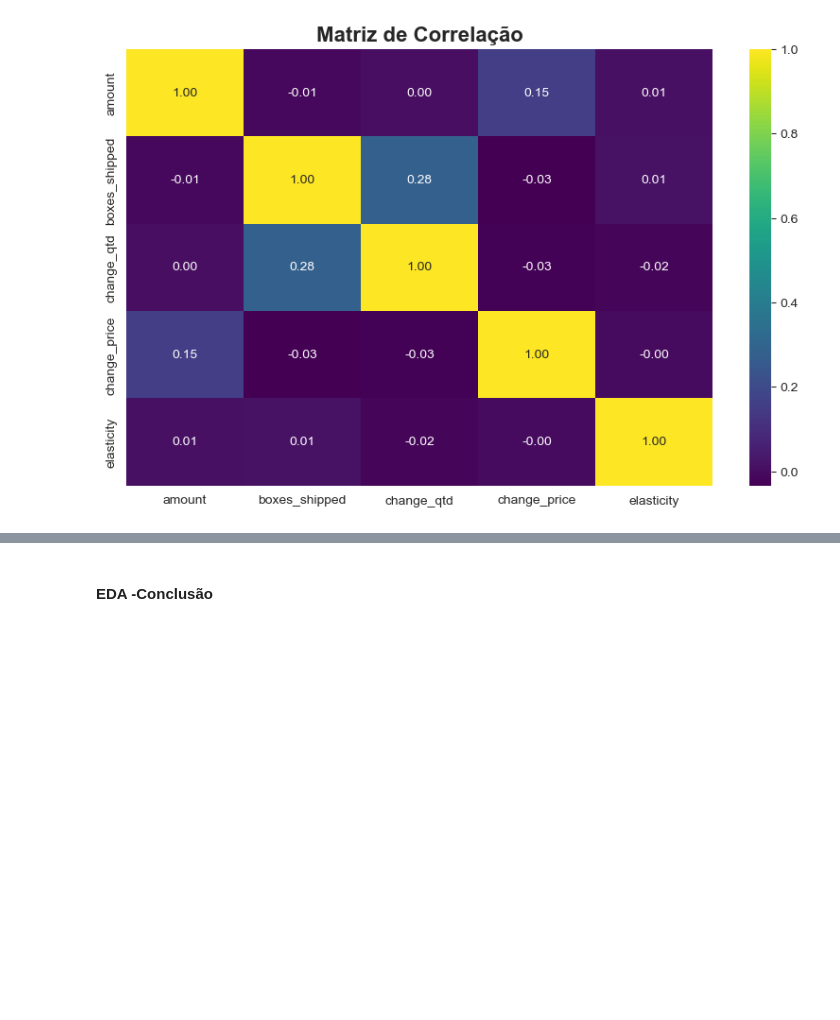
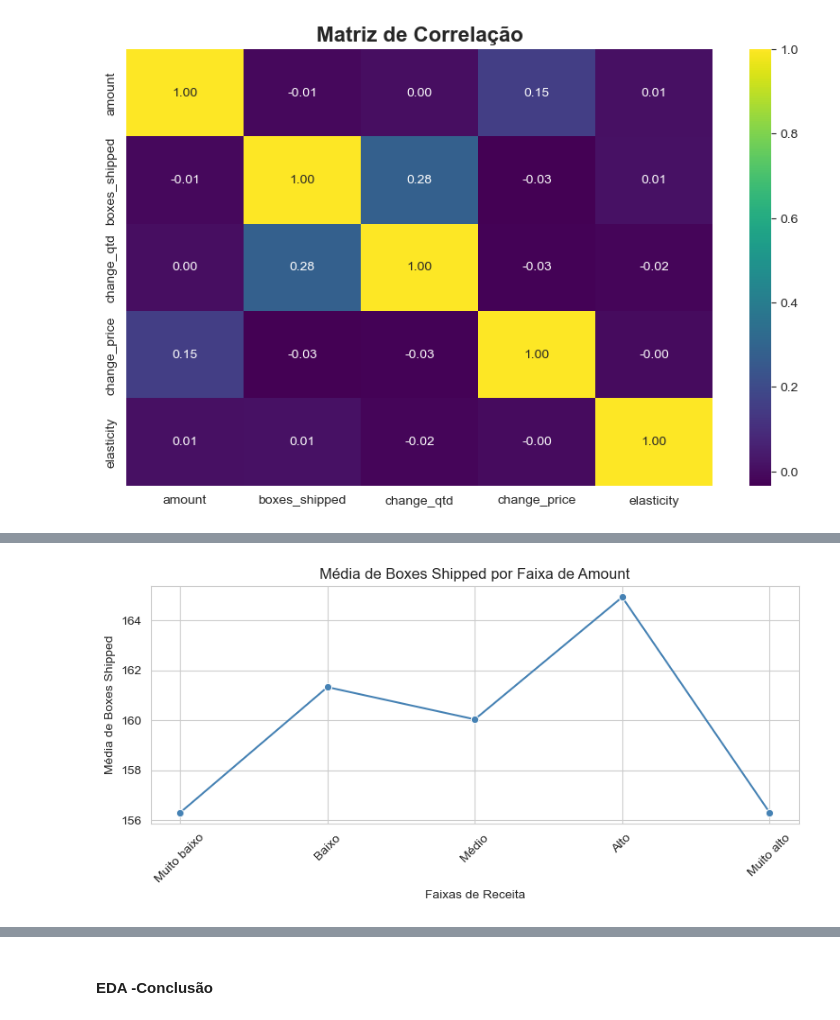
Before and after one commit to MatheusFran/ElasticidadePreco, a Jupyter notebook: notebooks/0.01-EDA.ipynb, the cells around one changed output, grey strips where cells are left out. Cells and saved outputs as stored; diff of their text form; code cells hidden in the pictures; blank space fills up the shorter version.

```diff
--- a/notebooks/0.01-EDA.ipynb
+++ b/notebooks/0.01-EDA.ipynb
@@ -391,0 +445,21 @@ Insights:
+# %%
+#h1: Quando menor é a receita mais caixas são entregues, menor preço maior quantidade
+
+mediaBoxes = train.groupby('amount_faixa_label')['boxes_shipped'].mean().reset_index()
+
+plt.figure(figsize=(8,4))
+sns.lineplot(
+    data=mediaBoxes,
+    x='amount_faixa_label',
+    y='boxes_shipped',
+    marker='o',
+    color='steelblue'
+)
+plt.xticks(rotation=45)
+plt.xlabel('Faixas de Receita')
+plt.ylabel('Média de Boxes Shipped')
+plt.title('Média de Boxes Shipped por Faixa de Amount')
+plt.tight_layout()
+plt.show()
+# %% [output]
+[figure, added]
```
Also changed, not shown: parts of 28 cells of this notebook, 3 other files.
